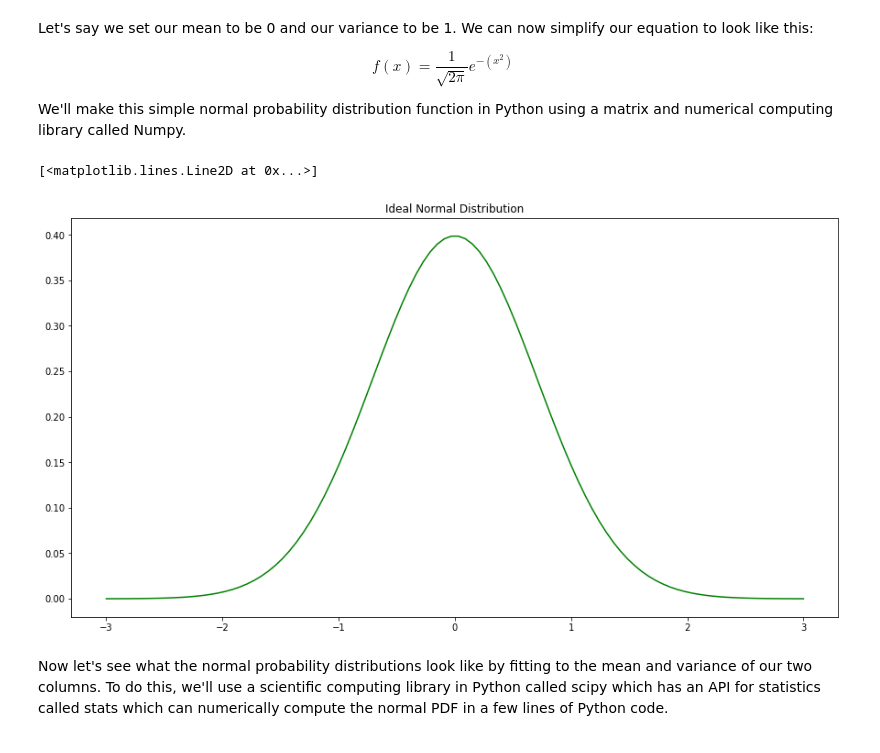
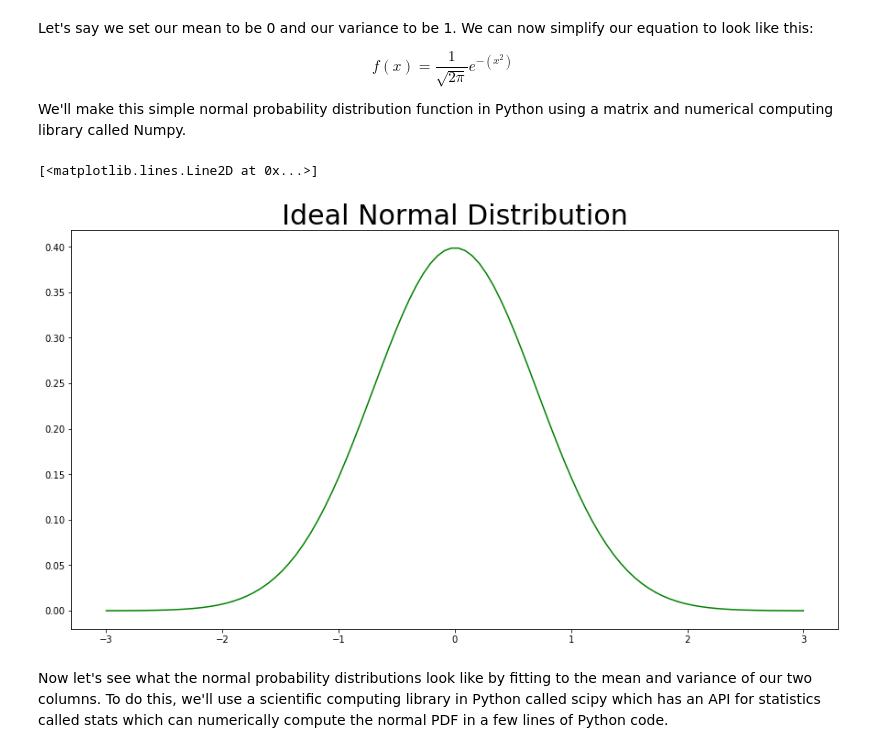
Before and after one commit to TheChanRProject/DevMasters-NewNB, a Jupyter notebook: NewNB-Python-V3.ipynb, the cells around one changed output. Saved outputs shown, nothing was run; the diff lists cells and outputs as text; code cells hidden in the pictures.

```diff
--- a/NewNB-Python-V3.ipynb
+++ b/NewNB-Python-V3.ipynb
@@ -324,24 +324,24 @@ We'll make this simple normal probability distribution function in Python using
 # %%
 # importing numpy
 import numpy as np
 
 # Generating a numpy array which will be used to plot the PDF 3 standard deviations from the mean of 0
 
 x = np.linspace(-3,3, num=100)
 
 # Writing out the normal PDF function with mean = 0 and variance = 1
 
 def normalPDF(x):
     constant = 1/(np.sqrt(2*np.pi))
     return constant * np.exp(-x**2)
 
 # Plotting the normal PDF with matplotlib plot()
 plt.figure(figsize=(15,8))
-plt.title("Ideal Normal Distribution")
+plt.title("Ideal Normal Distribution", size="30")
 plt.plot(x, normalPDF(x), 'g-')
 # %% [output]
 [<matplotlib.lines.Line2D at 0x...>]
-[figure, old version]
+[figure, new version]
 # %% [markdown]
 Now let's see what the normal probability distributions look like by fitting to the mean and variance of our two columns. To do this, we'll use a scientific computing library in Python called scipy which has an API for statistics called stats which can numerically compute the normal PDF in a few lines of Python code.
 # %%
```
Also changed, not shown: parts of 3 cells of this notebook.
